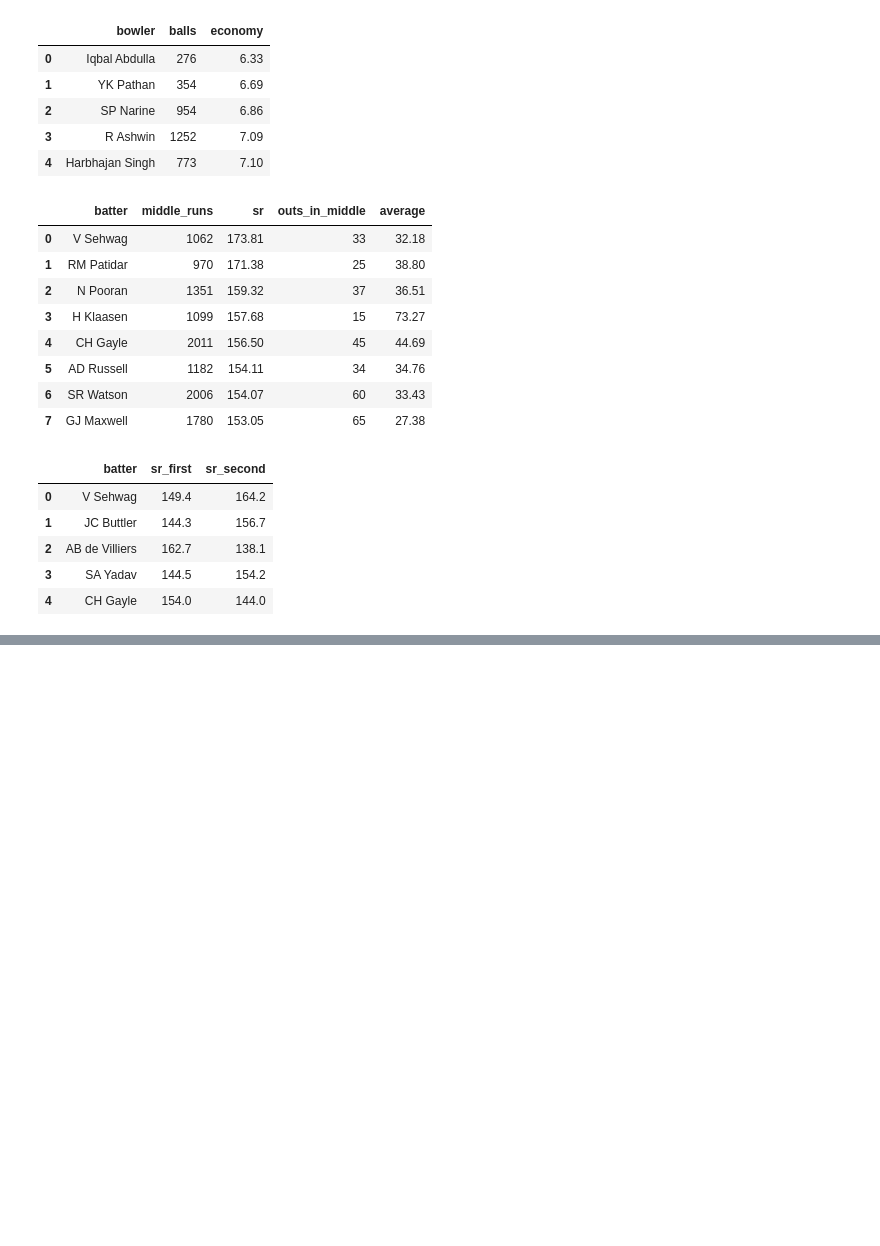
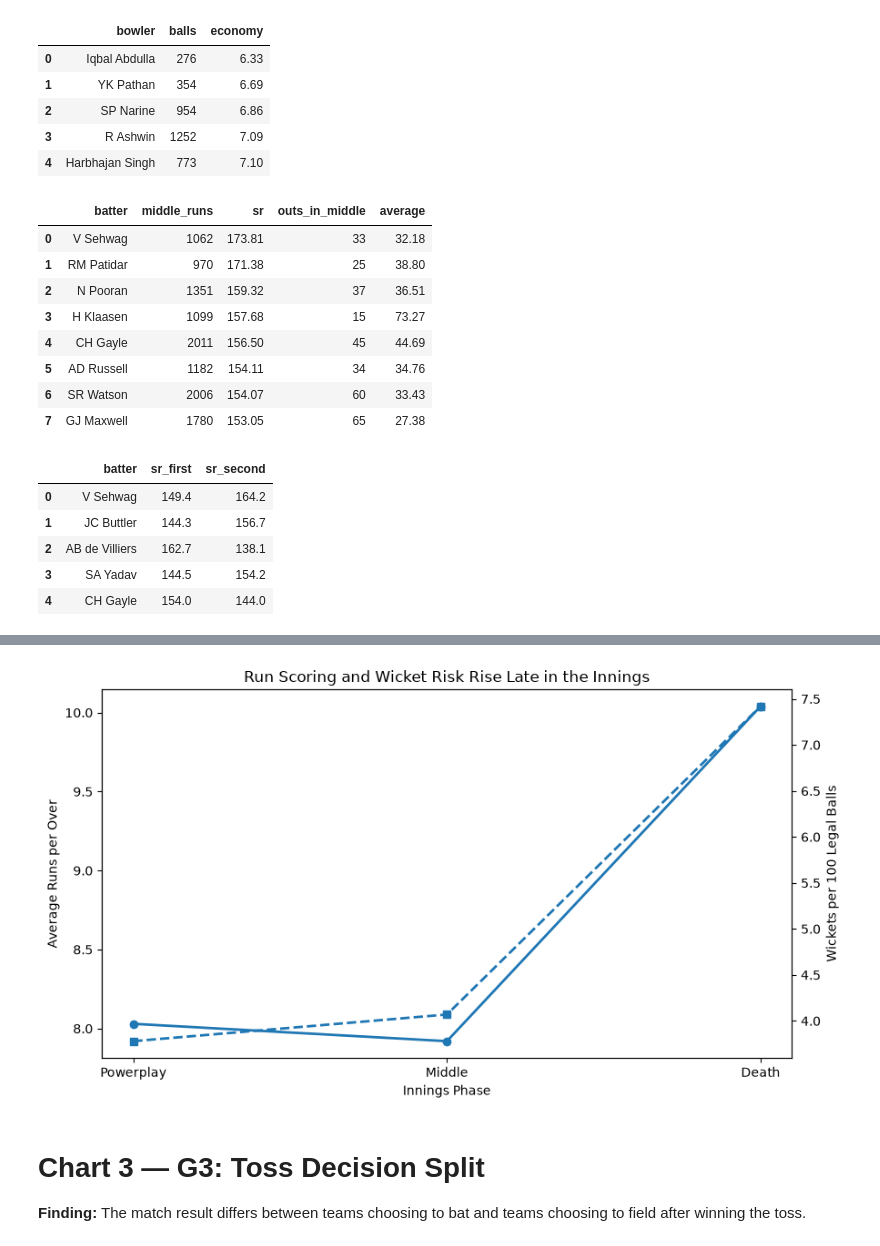
Before and after one commit to muhammedfayasekbcadbi-jpg/ipl_cricket_analytics, a Jupyter notebook: notebooks/03_analysis .ipynb, the cells around one changed output, grey strips where cells are left out. Cells and saved outputs as stored; diff of their text form; code cells hidden in the pictures; blank space fills up the shorter version.

```diff
--- a/notebooks/03_analysis .ipynb
+++ b/notebooks/03_analysis .ipynb
@@ -3270,0 +2913,65 @@ GROUP BY batsman_type;
+# %%
+# ============================================
+# C1 - Create chart
+# ============================================
+
+df = c1_df.copy()
+
+phase = df["phase"]
+runs = df["runs_per_over"]
+wicket_rate = df["wickets_per_100_balls"]
+
+fig, ax1 = plt.subplots(figsize=(9, 5))
+
+# Runs
+ax1.plot(
+    phase,
+    runs,
+    marker="o",
+    linewidth=2
+)
+
+ax1.set_xlabel(
+    "Innings Phase"
+)
+
+ax1.set_ylabel(
+    "Average Runs per Over"
+)
+
+# Wickets
+ax2 = ax1.twinx()
+
+ax2.plot(
+    phase,
+    wicket_rate,
+    marker="s",
+    linestyle="--",
+    linewidth=2
+)
+
+ax2.set_ylabel(
+    "Wickets per 100 Legal Balls"
+)
+
+ax1.set_title(
+    "Run Scoring and Wicket Risk Rise Late in the Innings"
+)
+
+fig.tight_layout()
+
+fig.savefig(
+    FIG_DIR / "runs_wickets_by_phase.png",
+    dpi=200,
+    bbox_inches="tight"
+)
+
+plt.show()
+
+plt.close(fig)
+# %% [output]
+[figure, added]
+# %% [markdown]
+# Chart 3 — G3: Toss Decision Split
+
+**Finding:** The match result differs between teams choosing to bat and teams choosing to field after winning the toss.
```
Also changed, not shown: parts of 303 cells of this notebook, 7 other files.
